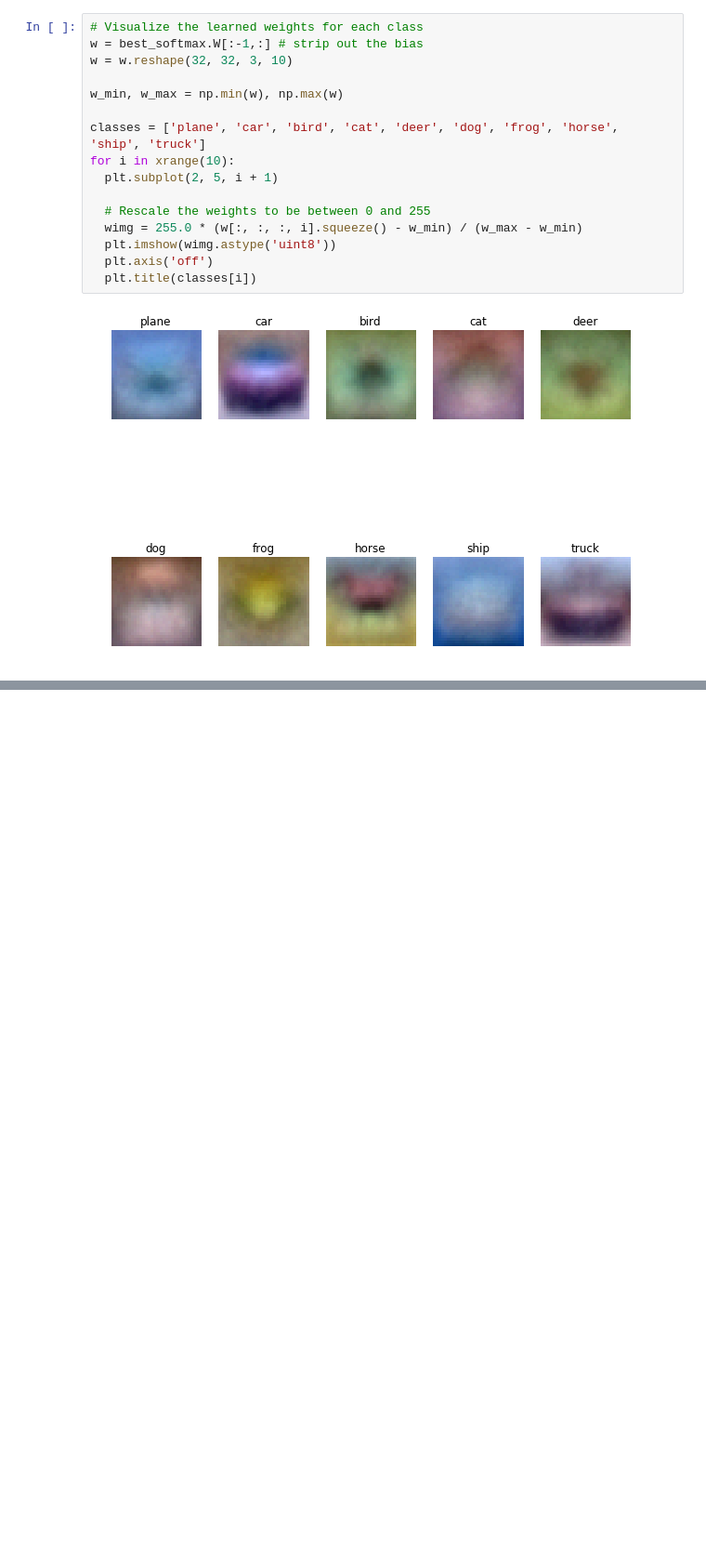
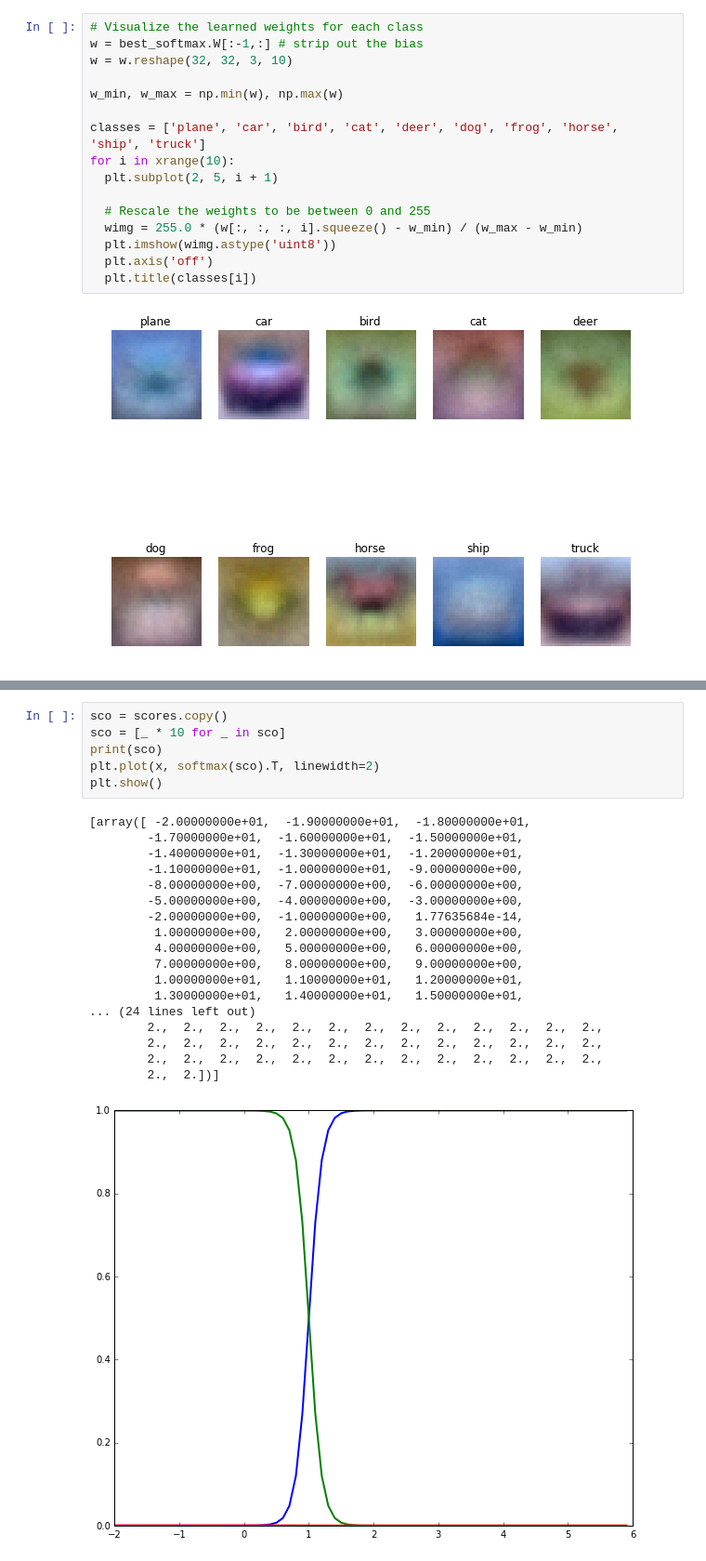
Before and after one commit to zyxue/stanford-cs231n, a Jupyter notebook: assignment1/softmax.ipynb, the cells around one changed output, grey strips where cells are left out. Shown at 93% size. Drawn from its saved outputs; the diff is of its cells as text; blank space fills up the shorter version.

```diff
--- a/assignment1/softmax.ipynb
+++ b/assignment1/softmax.ipynb
@@ -315,0 +344,25 @@ for i in xrange(10):
+# %%
+sco = scores.copy()
+sco = [_ * 10 for _ in sco]
+print(sco)
+plt.plot(x, softmax(sco).T, linewidth=2)
+plt.show()
+# %% [output]
+[array([ -2.00000000e+01,  -1.90000000e+01,  -1.80000000e+01,
+        -1.70000000e+01,  -1.60000000e+01,  -1.50000000e+01,
+        -1.40000000e+01,  -1.30000000e+01,  -1.20000000e+01,
+        -1.10000000e+01,  -1.00000000e+01,  -9.00000000e+00,
+        -8.00000000e+00,  -7.00000000e+00,  -6.00000000e+00,
+        -5.00000000e+00,  -4.00000000e+00,  -3.00000000e+00,
+        -2.00000000e+00,  -1.00000000e+00,   1.77635684e-14,
+         1.00000000e+00,   2.00000000e+00,   3.00000000e+00,
+         4.00000000e+00,   5.00000000e+00,   6.00000000e+00,
+         7.00000000e+00,   8.00000000e+00,   9.00000000e+00,
+         1.00000000e+01,   1.10000000e+01,   1.20000000e+01,
+         1.30000000e+01,   1.40000000e+01,   1.50000000e+01,
+... (24 lines left out)
+        2.,  2.,  2.,  2.,  2.,  2.,  2.,  2.,  2.,  2.,  2.,  2.,  2.,
+        2.,  2.,  2.,  2.,  2.,  2.,  2.,  2.,  2.,  2.,  2.,  2.,  2.,
+        2.,  2.,  2.,  2.,  2.,  2.,  2.,  2.,  2.,  2.,  2.,  2.,  2.,
+        2.,  2.])]
+[figure, added]
```
Also changed, not shown: parts of 4 cells of this notebook.
